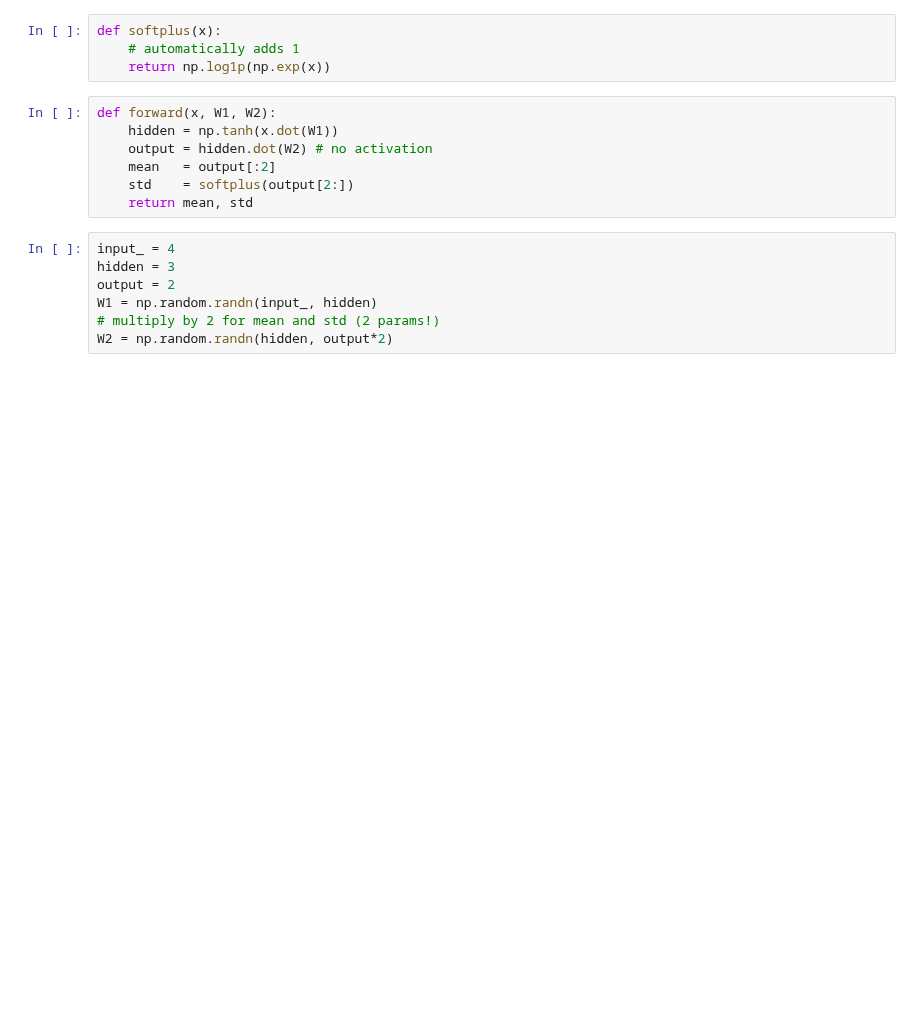
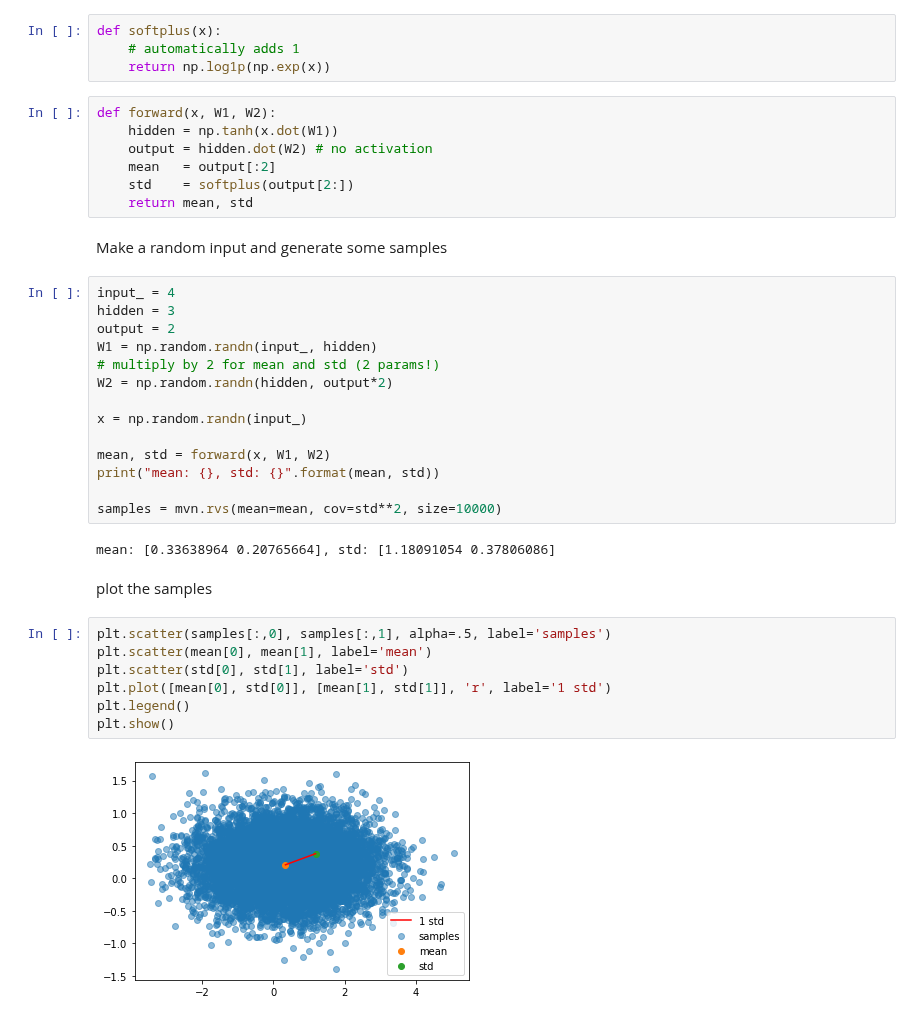
Before and after one commit to darrahts/deeplearning, a Jupyter notebook: variationalAE.ipynb, the cells around one changed output. Cells and saved outputs as stored; diff of their text form; blank space fills up the shorter version.

Commit message:
distribution plot of parameterized gaussian

```diff
--- a/variationalAE.ipynb
+++ b/variationalAE.ipynb
@@ -23,6 +23,8 @@ def forward(x, W1, W2):
     mean   = output[:2]
     std    = softplus(output[2:])
     return mean, std
+# %% [markdown]
+Make a random input and generate some samples
 # %%
 input_ = 4
 hidden = 3
@@ -30,3 +32,23 @@ output = 2
 W1 = np.random.randn(input_, hidden)
 # multiply by 2 for mean and std (2 params!)
 W2 = np.random.randn(hidden, output*2)
+
+x = np.random.randn(input_)
+
+mean, std = forward(x, W1, W2)
+print("mean: {}, std: {}".format(mean, std))
+
+samples = mvn.rvs(mean=mean, cov=std**2, size=10000)
+# %% [output]
+mean: [0.33638964 0.20765664], std: [1.18091054 0.37806086]
+# %% [markdown]
+plot the samples
+# %%
+plt.scatter(samples[:,0], samples[:,1], alpha=.5, label='samples')
+plt.scatter(mean[0], mean[1], label='mean')
+plt.scatter(std[0], std[1], label='std')
+plt.plot([mean[0], std[0]], [mean[1], std[1]], 'r', label='1 std')
+plt.legend()
+plt.show()
+# %% [output]
+[figure, added]
```
